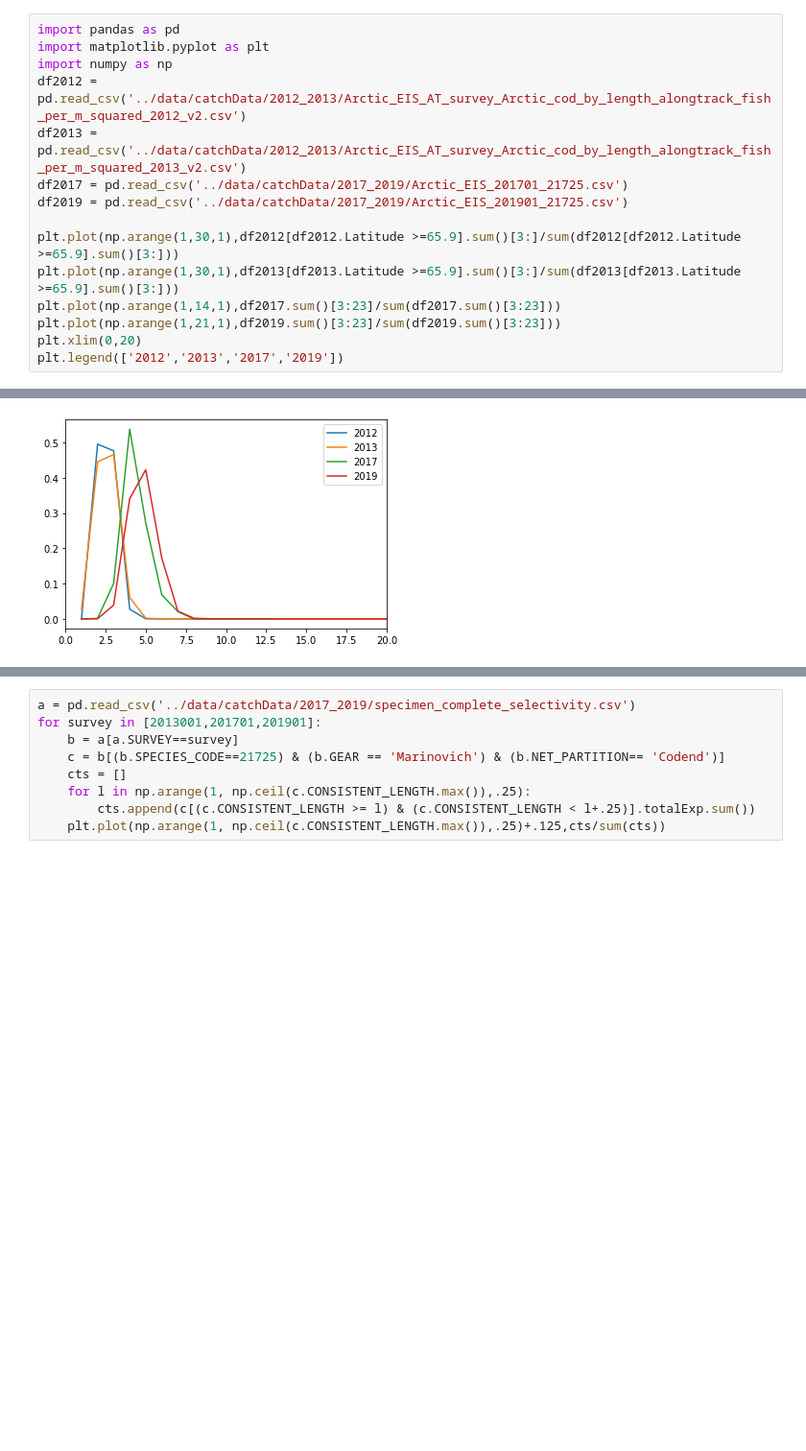
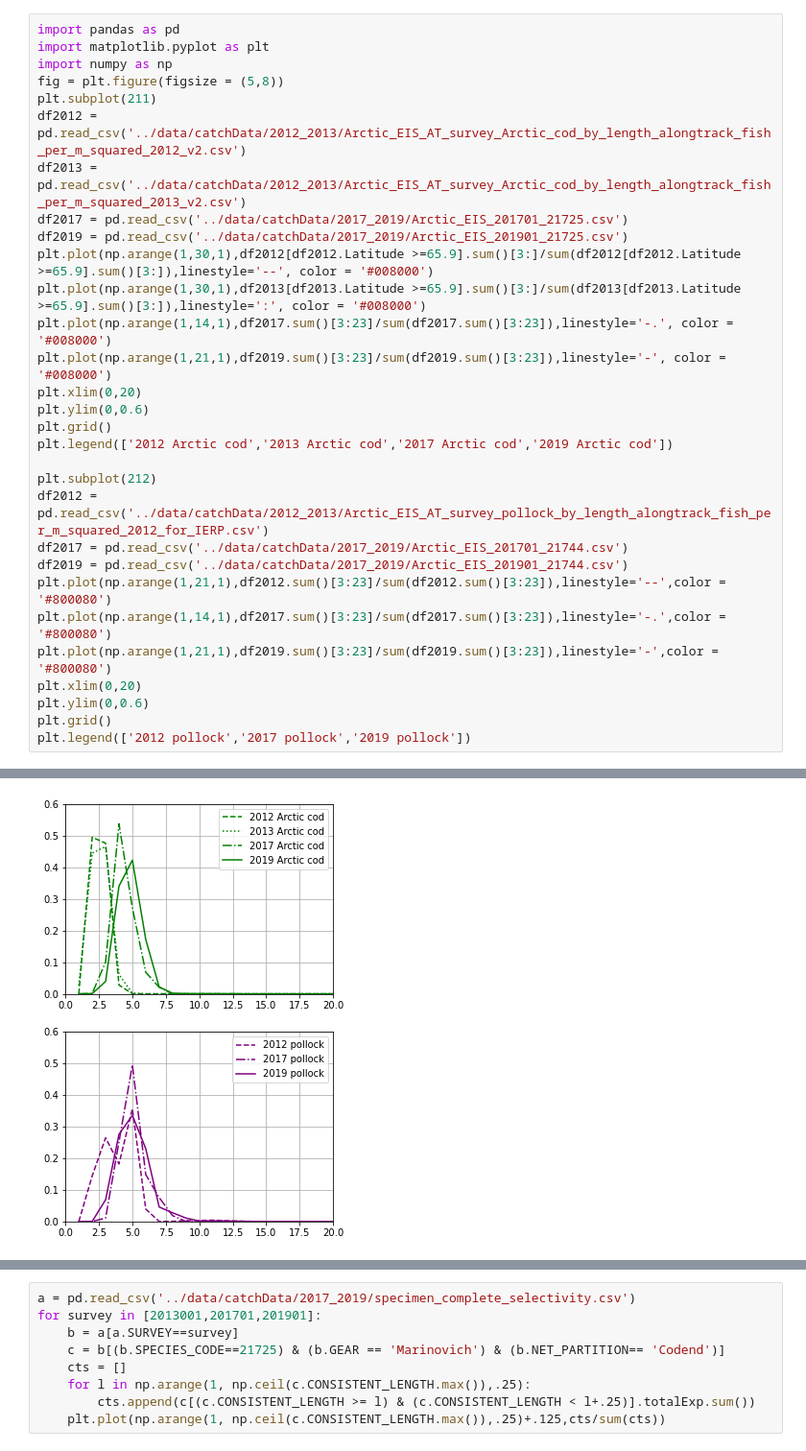
Before and after one commit to leviner/ChukchiTimeSeries, a Jupyter notebook: code/F4_LF.ipynb, the cells around one changed output, grey strips where cells are left out. Shown: that part at 96% size. Cells and saved outputs as stored; diff of their text form; blank space fills up the shorter version.

Commit message:
color lF plots

```diff
--- a/code/F4_LF.ipynb
+++ b/code/F4_LF.ipynb
@@ -1,18 +1,33 @@
 # %%
 import pandas as pd
 import matplotlib.pyplot as plt
 import numpy as np
+fig = plt.figure(figsize = (5,8))
+plt.subplot(211)
 df2012 = pd.read_csv('../data/catchData/2012_2013/Arctic_EIS_AT_survey_Arctic_cod_by_length_alongtrack_fish_per_m_squared_2012_v2.csv')
 df2013 = pd.read_csv('../data/catchData/2012_2013/Arctic_EIS_AT_survey_Arctic_cod_by_length_alongtrack_fish_per_m_squared_2013_v2.csv')
 df2017 = pd.read_csv('../data/catchData/2017_2019/Arctic_EIS_201701_21725.csv')
 df2019 = pd.read_csv('../data/catchData/2017_2019/Arctic_EIS_201901_21725.csv')
+plt.plot(np.arange(1,30,1),df2012[df2012.Latitude >=65.9].sum()[3:]/sum(df2012[df2012.Latitude >=65.9].sum()[3:]),linestyle='--', color = '#008000')
+plt.plot(np.arange(1,30,1),df2013[df2013.Latitude >=65.9].sum()[3:]/sum(df2013[df2013.Latitude >=65.9].sum()[3:]),linestyle=':', color = '#008000')
+plt.plot(np.arange(1,14,1),df2017.sum()[3:23]/sum(df2017.sum()[3:23]),linestyle='-.', color = '#008000')
+plt.plot(np.arange(1,21,1),df2019.sum()[3:23]/sum(df2019.sum()[3:23]),linestyle='-', color = '#008000')
+plt.xlim(0,20)
+plt.ylim(0,0.6)
+plt.grid()
+plt.legend(['2012 Arctic cod','2013 Arctic cod','2017 Arctic cod','2019 Arctic cod'])
 
-plt.plot(np.arange(1,30,1),df2012[df2012.Latitude >=65.9].sum()[3:]/sum(df2012[df2012.Latitude >=65.9].sum()[3:]))
-plt.plot(np.arange(1,30,1),df2013[df2013.Latitude >=65.9].sum()[3:]/sum(df2013[df2013.Latitude >=65.9].sum()[3:]))
-plt.plot(np.arange(1,14,1),df2017.sum()[3:23]/sum(df2017.sum()[3:23]))
-plt.plot(np.arange(1,21,1),df2019.sum()[3:23]/sum(df2019.sum()[3:23]))
+plt.subplot(212)
+df2012 = pd.read_csv('../data/catchData/2012_2013/Arctic_EIS_AT_survey_pollock_by_length_alongtrack_fish_per_m_squared_2012_for_IERP.csv')
+df2017 = pd.read_csv('../data/catchData/2017_2019/Arctic_EIS_201701_21744.csv')
+df2019 = pd.read_csv('../data/catchData/2017_2019/Arctic_EIS_201901_21744.csv')
+plt.plot(np.arange(1,21,1),df2012.sum()[3:23]/sum(df2012.sum()[3:23]),linestyle='--',color = '#800080')
+plt.plot(np.arange(1,14,1),df2017.sum()[3:23]/sum(df2017.sum()[3:23]),linestyle='-.',color = '#800080')
+plt.plot(np.arange(1,21,1),df2019.sum()[3:23]/sum(df2019.sum()[3:23]),linestyle='-',color = '#800080')
 plt.xlim(0,20)
-plt.legend(['2012','2013','2017','2019'])
+plt.ylim(0,0.6)
+plt.grid()
+plt.legend(['2012 pollock','2017 pollock','2019 pollock'])
 # %% [output]
 <matplotlib.legend.Legend at 0x...>
-[figure, old version]
+[figure, new version]
```
Also changed, not shown: parts of 1 cell of this notebook, 1 other file.
